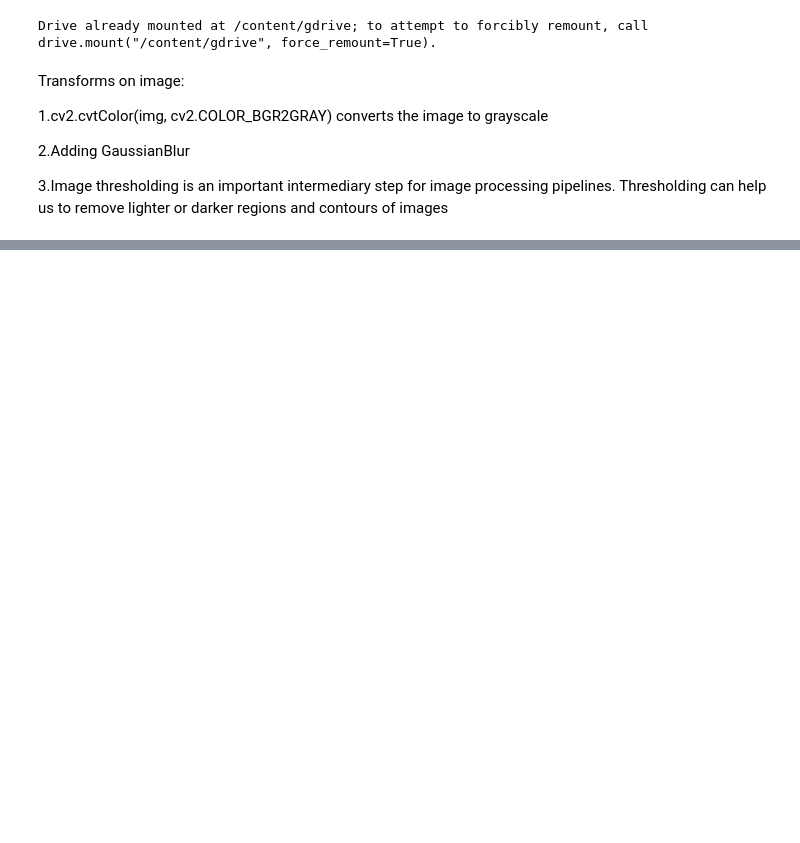
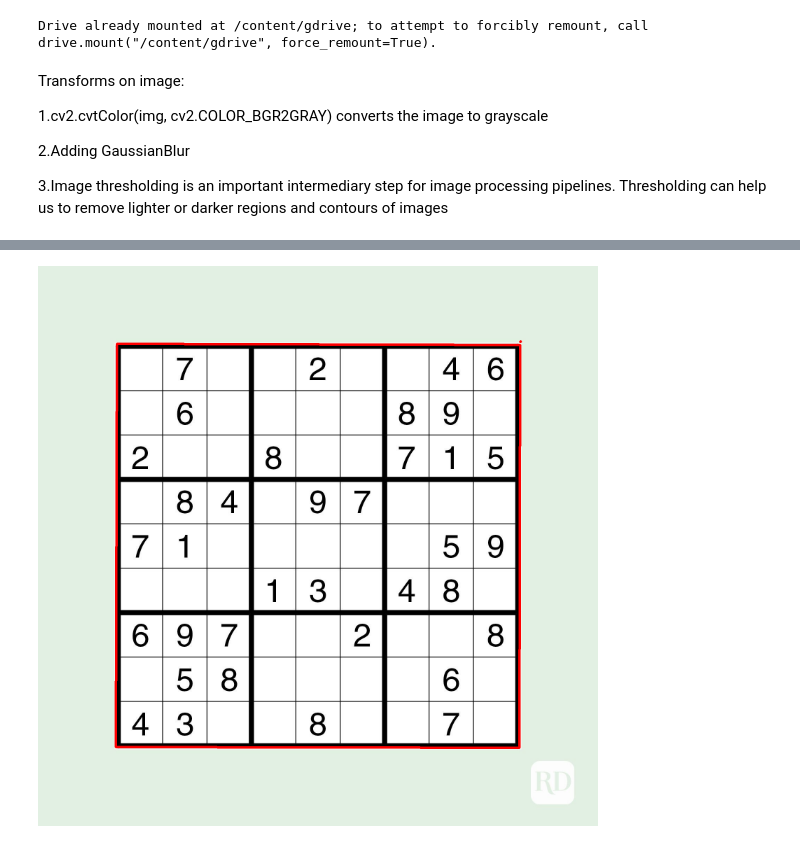
Before and after one commit to shreyas1209/Sudoku_Solver_App, a Jupyter notebook: sudoku_detector.ipynb, the cells around one changed output, grey strips where cells are left out. Saved outputs shown, nothing was run; the diff lists cells and outputs as text; code cells hidden in the pictures; blank space fills up the shorter version.

Commit message:
Detected sudoku outline

```diff
--- a/sudoku_detector.ipynb
+++ b/sudoku_detector.ipynb
@@ -11,6 +11,7 @@ drive.mount('/content/gdrive')
 Drive already mounted at /content/gdrive; to attempt to forcibly remount, call drive.mount("/content/gdrive", force_remount=True).
 # %%
 image = cv2.imread('/content/gdrive/MyDrive/Sudoku/sample_sudoku.jpg')
+image1 = cv2.imread('/content/gdrive/MyDrive/Sudoku/sample_sudoku_1.jpg')
 # %% [markdown]
 Transforms on image:
 
@@ -39,0 +47,4 @@ sudoku_detector(image)
+# %%
+sudoku_detector(image1)
+# %% [output]
+[figure, added]
```
Also changed, not shown: parts of 2 cells of this notebook.
